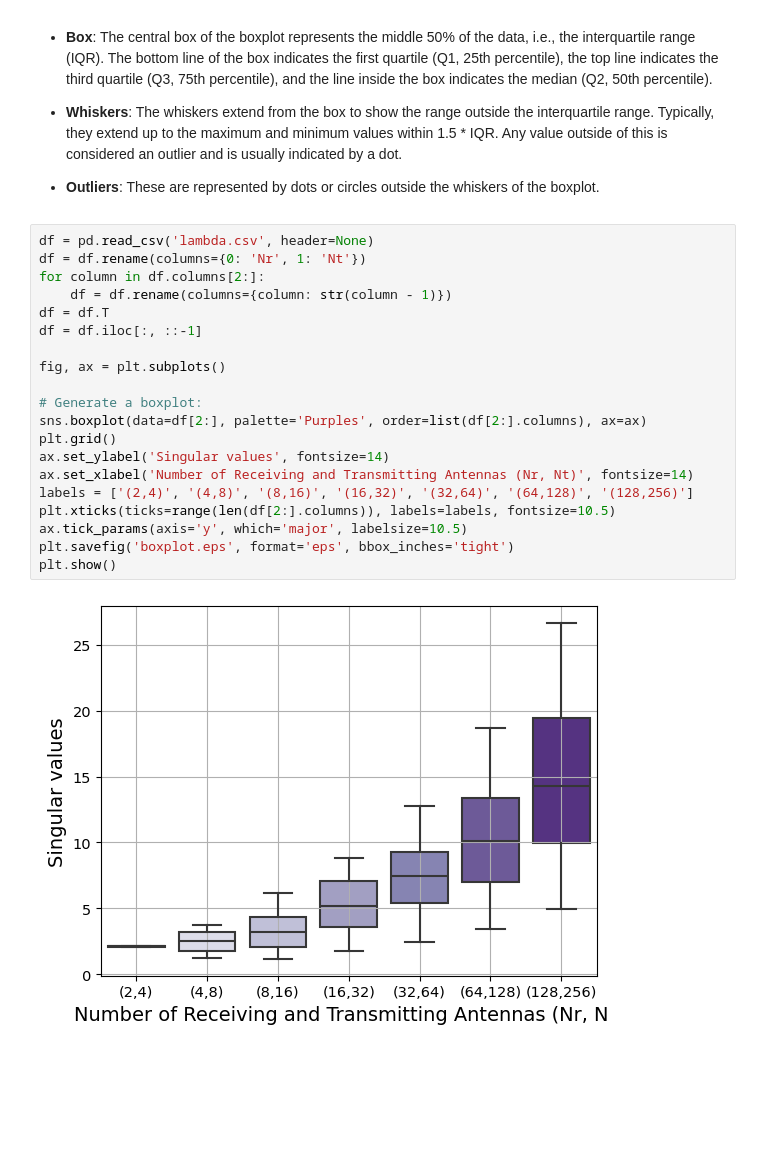
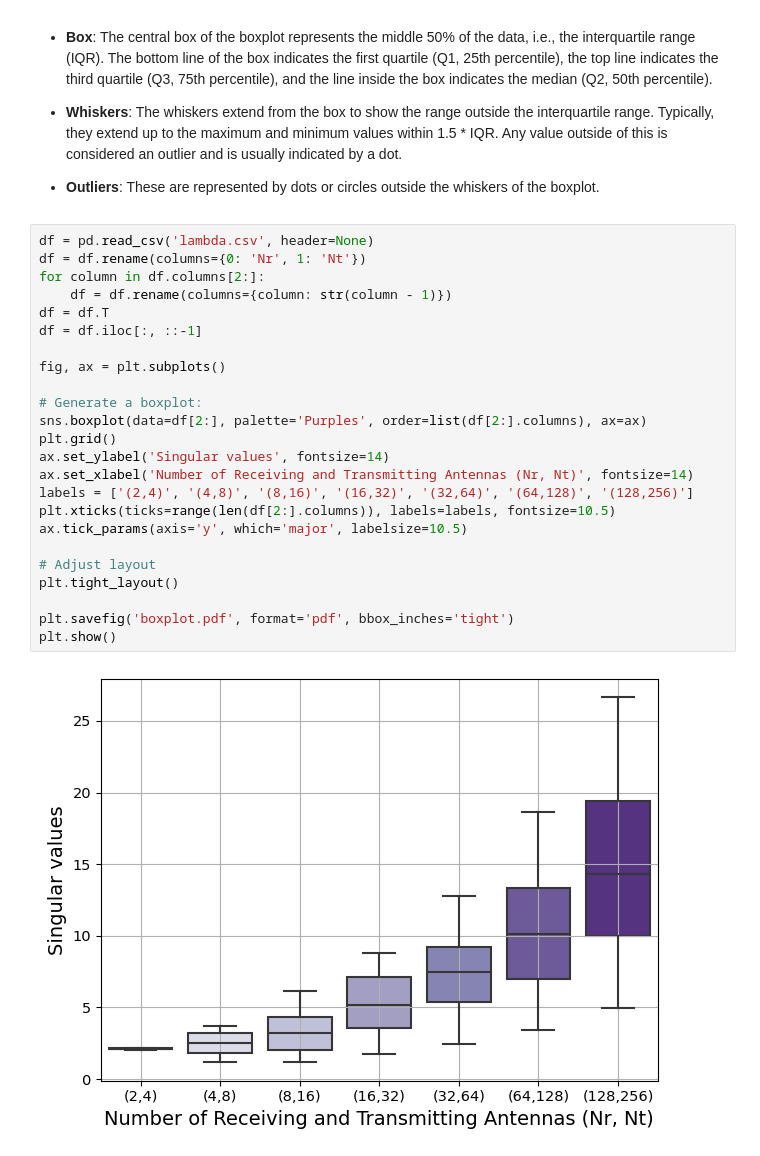
Before and after one commit to lasseufpa/cMIMO, a Jupyter notebook: analyzer.ipynb, the cells around one changed output. Saved outputs shown, nothing was run; the diff lists cells and outputs as text; blank space fills up the shorter version.

Commit message:
adjust font size of plots

```diff
--- a/analyzer.ipynb
+++ b/analyzer.ipynb
@@ -299,22 +360,26 @@ Here's a description of the components of a boxplot:
 # %%
 df = pd.read_csv('lambda.csv', header=None)
 df = df.rename(columns={0: 'Nr', 1: 'Nt'})
 for column in df.columns[2:]:
     df = df.rename(columns={column: str(column - 1)})
 df = df.T
 df = df.iloc[:, ::-1]
 
 fig, ax = plt.subplots()
 
 # Generate a boxplot:
 sns.boxplot(data=df[2:], palette='Purples', order=list(df[2:].columns), ax=ax)
 plt.grid()
 ax.set_ylabel('Singular values', fontsize=14)
 ax.set_xlabel('Number of Receiving and Transmitting Antennas (Nr, Nt)', fontsize=14)
 labels = ['(2,4)', '(4,8)', '(8,16)', '(16,32)', '(32,64)', '(64,128)', '(128,256)']
 plt.xticks(ticks=range(len(df[2:].columns)), labels=labels, fontsize=10.5)
 ax.tick_params(axis='y', which='major', labelsize=10.5)
-plt.savefig('boxplot.eps', format='eps', bbox_inches='tight')
+
+# Adjust layout
+plt.tight_layout()
+
+plt.savefig('boxplot.pdf', format='pdf', bbox_inches='tight')
 plt.show()
 # %% [output]
-[figure, old version]
+[figure, new version]
```
Also changed, not shown: parts of 2 cells of this notebook.
